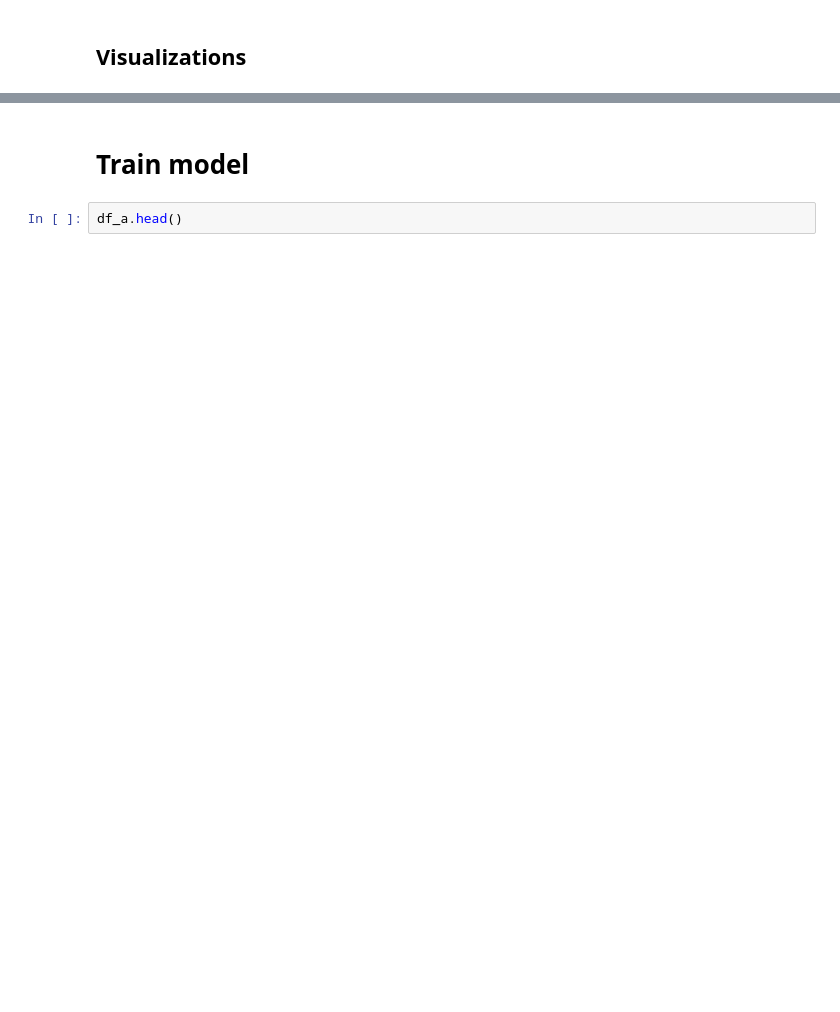
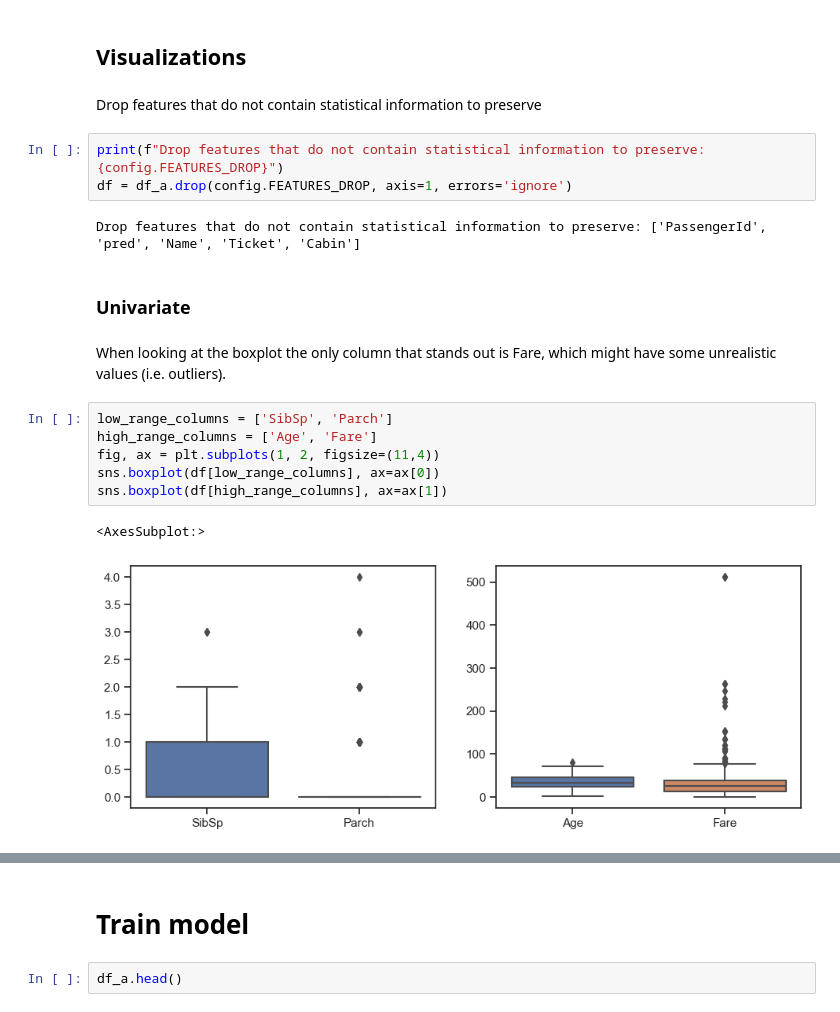
Before and after one commit to daanknoors/fl_titanic, a Jupyter notebook: notebooks/000_exploratory_data_analysis.ipynb, the cells around one changed output, grey strips where cells are left out. Saved outputs shown, nothing was run; the diff lists cells and outputs as text; blank space fills up the shorter version.

```diff
--- a/notebooks/000_exploratory_data_analysis.ipynb
+++ b/notebooks/000_exploratory_data_analysis.ipynb
@@ -79,3 +98,23 @@ df_a.describe()
 # %% [markdown]
 ## Visualizations
+# %% [markdown]
+Drop features that do not contain statistical information to preserve
+# %%
+print(f"Drop features that do not contain statistical information to preserve: {config.FEATURES_DROP}")
+df = df_a.drop(config.FEATURES_DROP, axis=1, errors='ignore')
+# %% [output]
+Drop features that do not contain statistical information to preserve: ['PassengerId', 'pred', 'Name', 'Ticket', 'Cabin']
+# %% [markdown]
+### Univariate
+# %% [markdown]
+When looking at the boxplot the only column that stands out is Fare, which might have some unrealistic values (i.e. outliers).
+# %%
+low_range_columns = ['SibSp', 'Parch']
+high_range_columns = ['Age', 'Fare']
+fig, ax = plt.subplots(1, 2, figsize=(11,4))
+sns.boxplot(df[low_range_columns], ax=ax[0])
+sns.boxplot(df[high_range_columns], ax=ax[1])
+# %% [output]
+<AxesSubplot:>
+[figure, added]
 # %%
```
Also changed, not shown: parts of 10 cells of this notebook, 8 other files.
